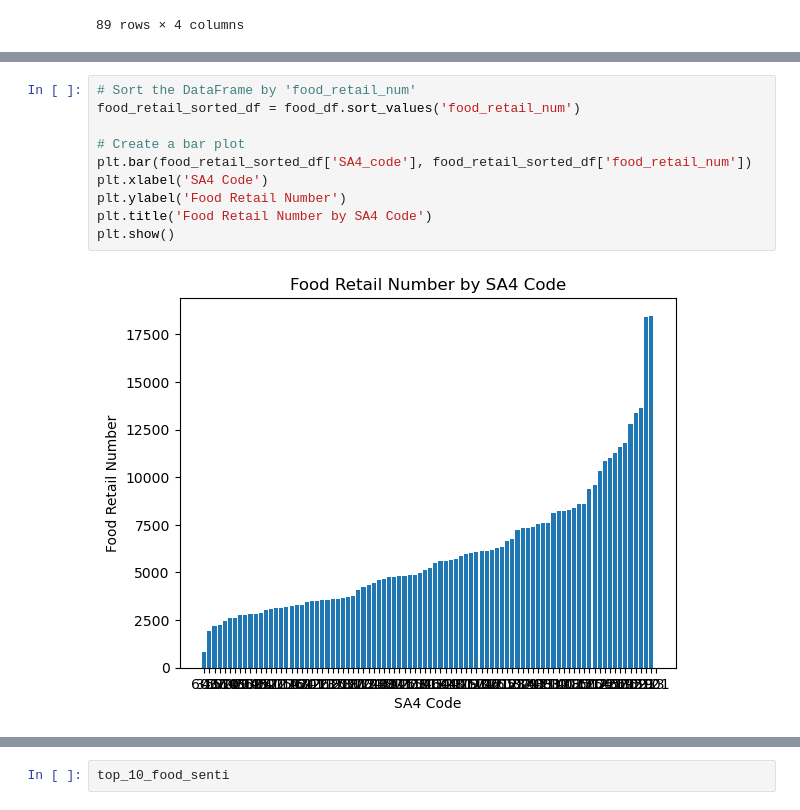
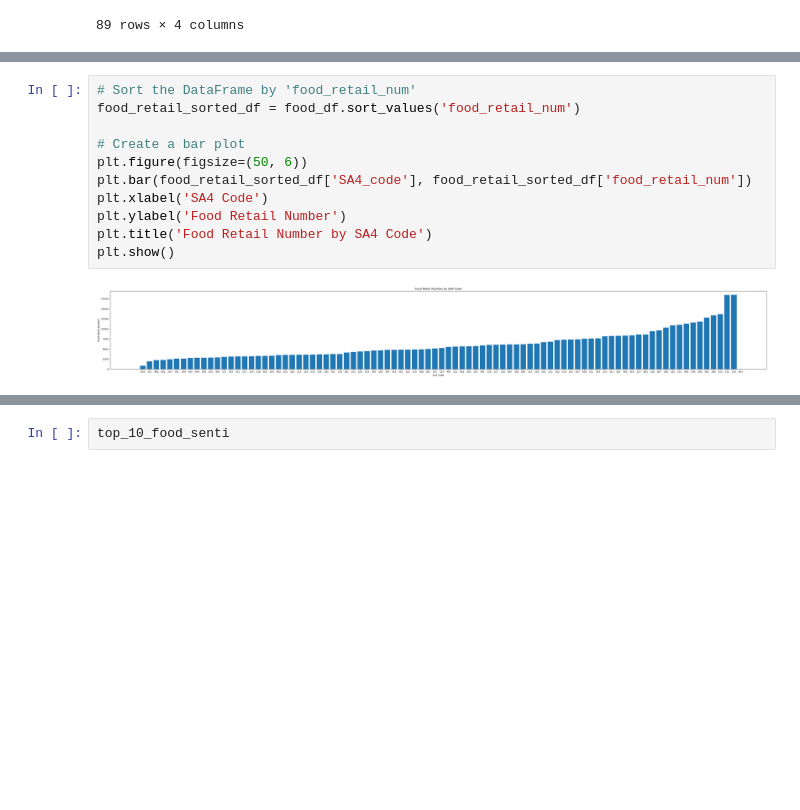
Before and after one commit to terrance2630/CCC_A2, a Jupyter notebook: processed_data_analysis/test.ipynb, the cells around one changed output, grey strips where cells are left out. Saved outputs shown, nothing was run; the diff lists cells and outputs as text; blank space fills up the shorter version.

```diff
--- a/processed_data_analysis/test.ipynb
+++ b/processed_data_analysis/test.ipynb
@@ -260,14 +260,15 @@ plt.show()
 # %%
 # Sort the DataFrame by 'food_retail_num'
 food_retail_sorted_df = food_df.sort_values('food_retail_num')
 
 # Create a bar plot
+plt.figure(figsize=(50, 6))
 plt.bar(food_retail_sorted_df['SA4_code'], food_retail_sorted_df['food_retail_num'])
 plt.xlabel('SA4 Code')
 plt.ylabel('Food Retail Number')
 plt.title('Food Retail Number by SA4 Code')
 plt.show()
 # %% [output]
-[figure, old version]
+[figure, new version]
 # %%
 # Get the top 10 rows with highest 'food_retail_num'
```
Also changed, not shown: parts of 3 cells of this notebook, 14 other files.
